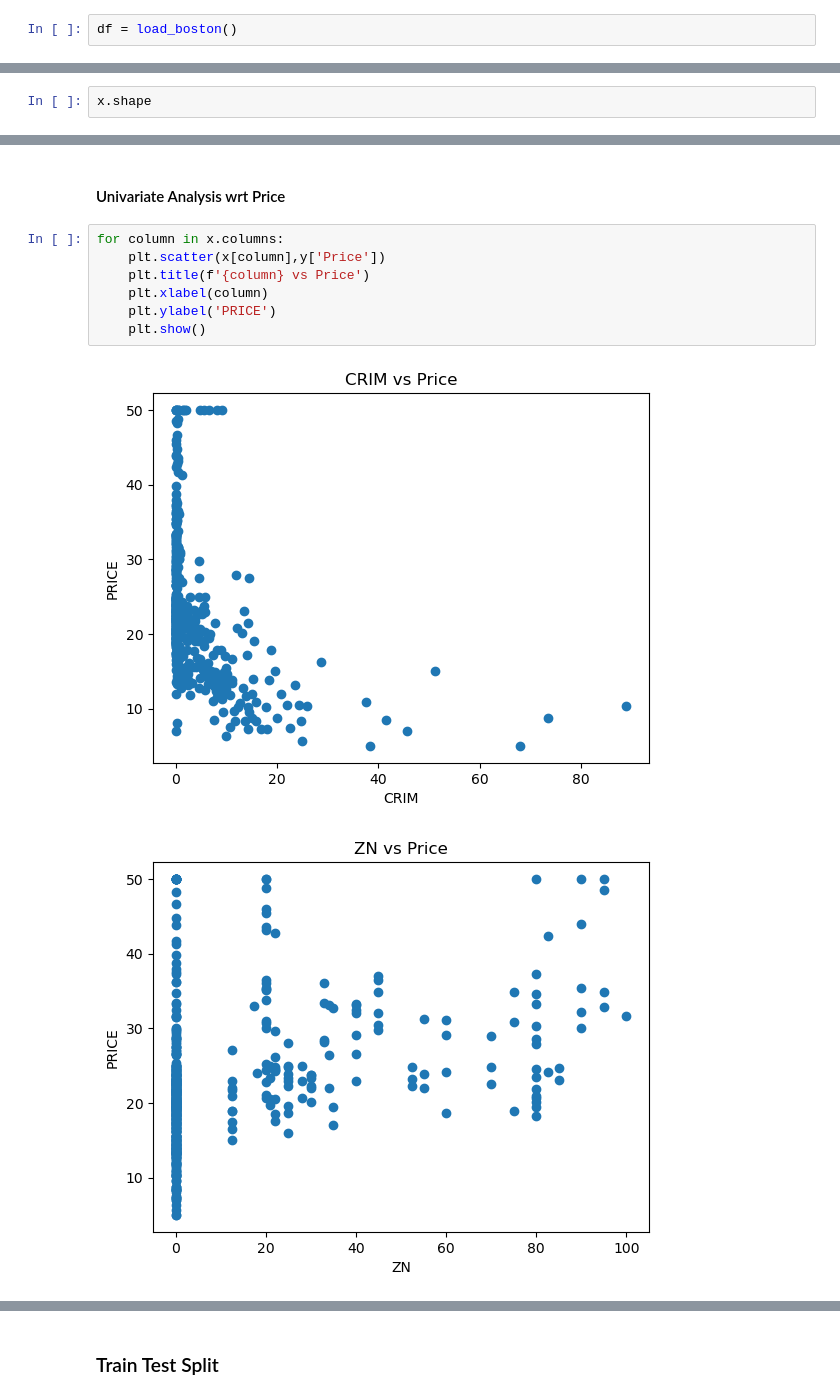
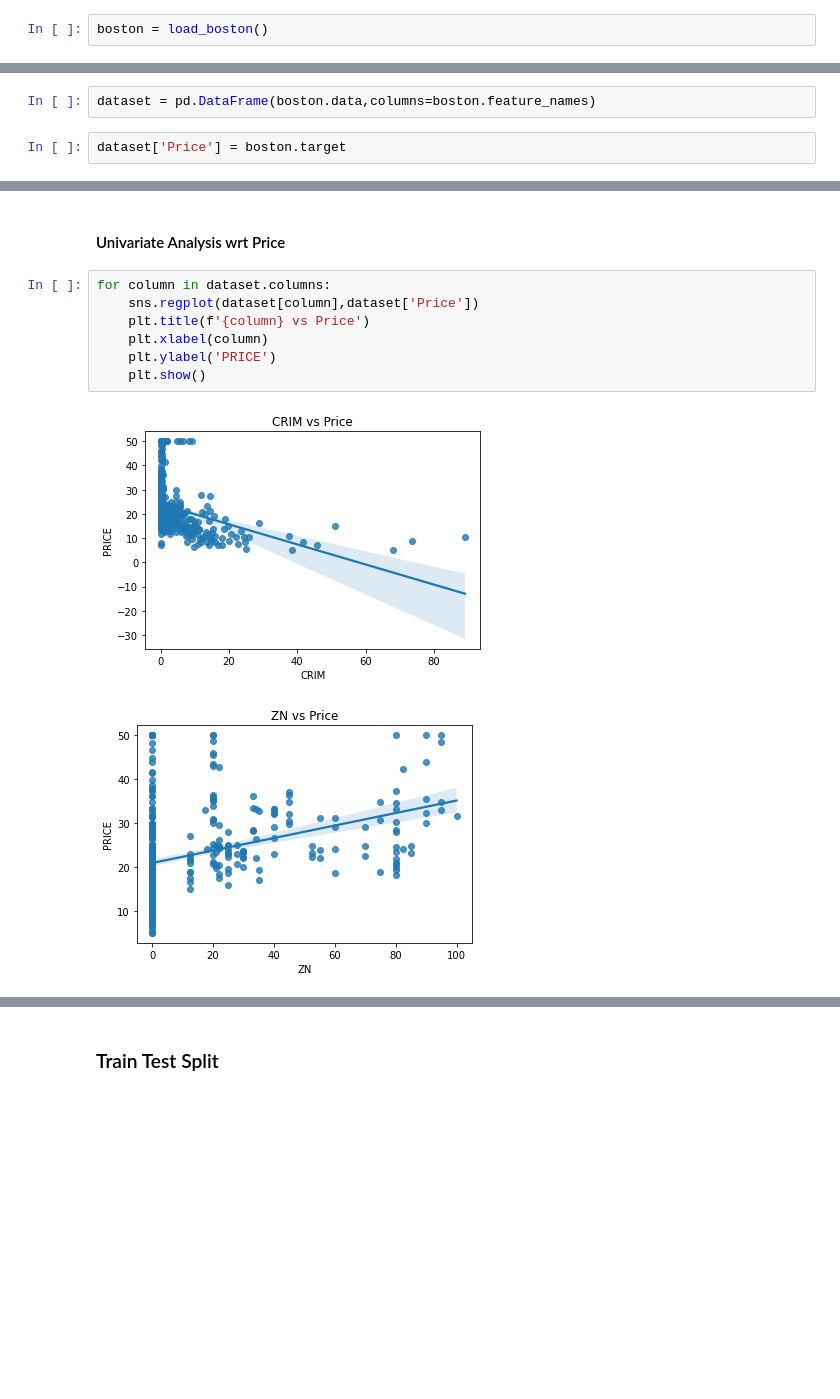
Before and after one commit to RRS-Dev/Boston_house_pricing, a Jupyter notebook: Project.ipynb, the cells around one changed output, grey strips where cells are left out. Cells and saved outputs as stored; diff of their text form; blank space fills up the shorter version.

```diff
--- a/Project.ipynb
+++ b/Project.ipynb
@@ -18,7 +18,7 @@ from sklearn.metrics import r2_score
 # %%
 from sklearn.datasets import load_boston
 # %%
-df = load_boston()
+boston = load_boston()
 # %% [output]
     The Boston housing prices dataset has an ethical problem. You can refer to
     the documentation of this function for further details.
@@ -72,2 +40,4 @@ y = pd.DataFrame(df.target,columns=['Price'])
+# %%
+dataset = pd.DataFrame(boston.data,columns=boston.feature_names)
 # %%
-x.shape
+dataset['Price'] = boston.target
@@ -173,12 +149,12 @@ Length: 506, dtype: bool
 # %% [markdown]
 #### Univariate Analysis wrt Price
 # %%
-for column in x.columns:
-    plt.scatter(x[column],y['Price'])
+for column in dataset.columns:
+    sns.regplot(dataset[column],dataset['Price'])
     plt.title(f'{column} vs Price')
     plt.xlabel(column)
     plt.ylabel('PRICE')
     plt.show()
 # %% [output]
-[figure, old version]
+[figure, new version]
-[figure, old version]
+[figure, new version]
```
Also changed, not shown: parts of 42 cells of this notebook, 4 other files.
